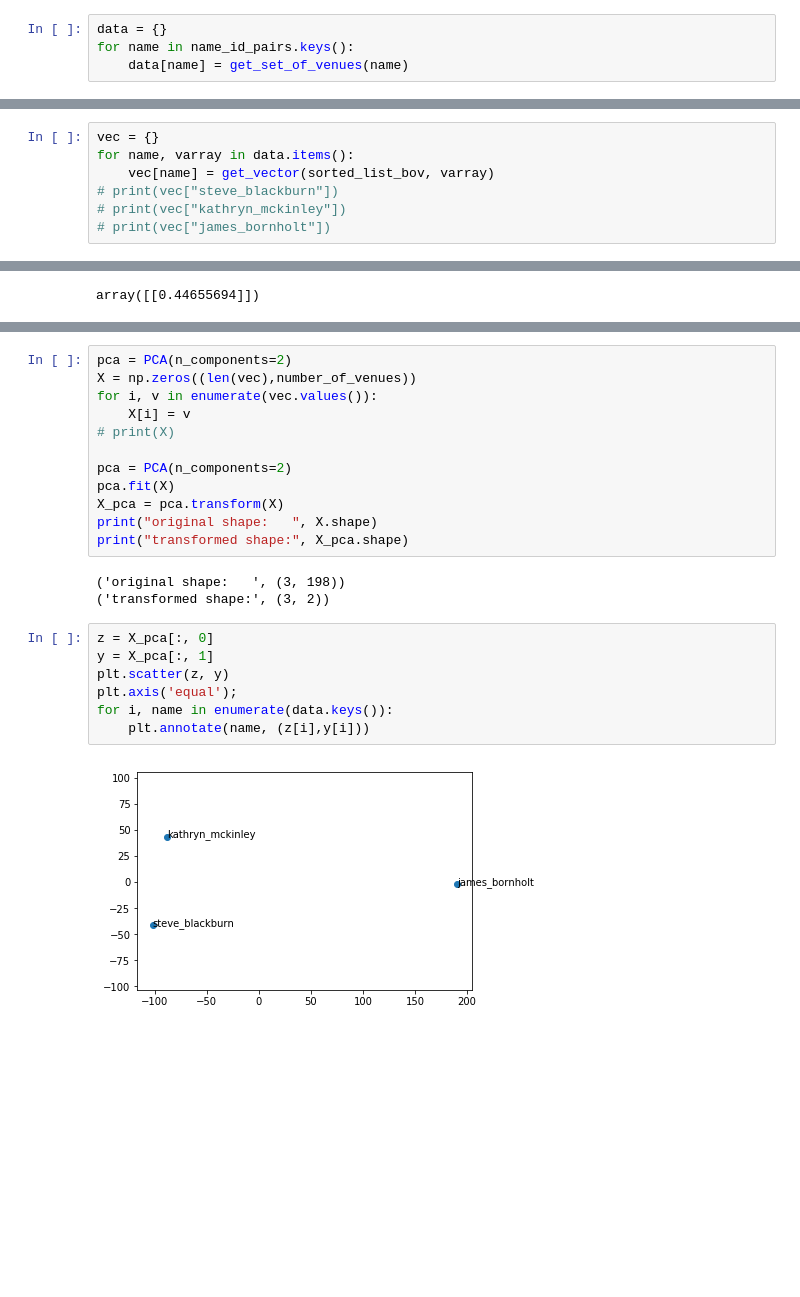
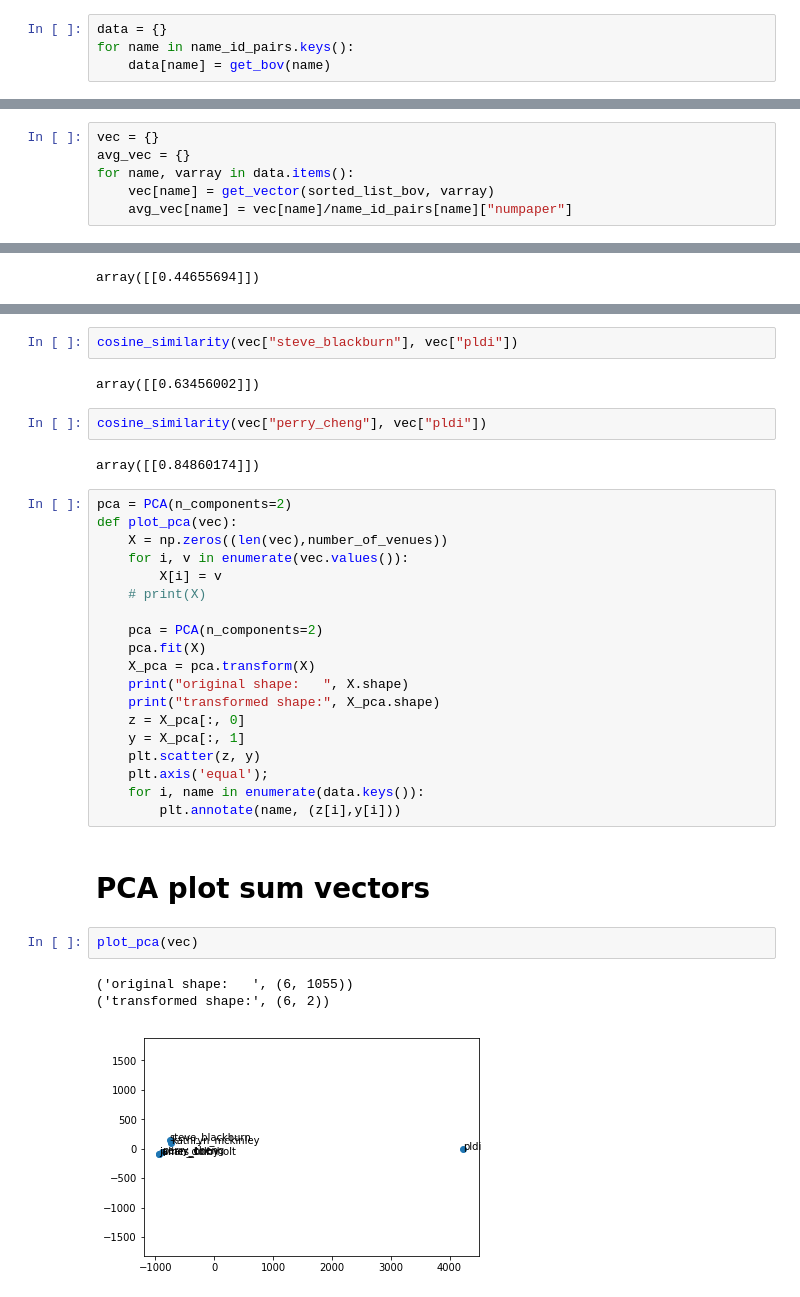
Before and after one commit to shinminjeong/citetrends, a Jupyter notebook: ent2Vec/Similarity.ipynb, the cells around one changed output, grey strips where cells are left out. Drawn from its saved outputs; the diff is of its cells as text; blank space fills up the shorter version.

Commit message:
add conference vector

```diff
--- a/ent2Vec/Similarity.ipynb
+++ b/ent2Vec/Similarity.ipynb
@@ -50,7 +68,7 @@ def get_vector(bov, author_venue):
 # %%
 data = {}
 for name in name_id_pairs.keys():
-    data[name] = get_set_of_venues(name)
+    data[name] = get_bov(name)
 # %%
 bag_of_venues = set()
 sorted_list_bov = list()
@@ -68,7 +89,6 @@ james_bornholt: len(venues)=37, len(set(venues))=20
 # %%
 vec = {}
+avg_vec = {}
 for name, varray in data.items():
     vec[name] = get_vector(sorted_list_bov, varray)
-# print(vec["steve_blackburn"])
-# print(vec["kathryn_mckinley"])
-# print(vec["james_bornholt"])
+    avg_vec[name] = vec[name]/name_id_pairs[name]["numpaper"]
@@ -87,24 +115,35 @@ array([[0.44655694]])
+# %%
+cosine_similarity(vec["steve_blackburn"], vec["pldi"])
+# %% [output]
+array([[0.63456002]])
+# %%
+cosine_similarity(vec["perry_cheng"], vec["pldi"])
+# %% [output]
+array([[0.84860174]])
 # %%
 pca = PCA(n_components=2)
-X = np.zeros((len(vec),number_of_venues))
-for i, v in enumerate(vec.values()):
-    X[i] = v
-# print(X)
+def plot_pca(vec):
+    X = np.zeros((len(vec),number_of_venues))
+    for i, v in enumerate(vec.values()):
+        X[i] = v
+    # print(X)
 
-pca = PCA(n_components=2)
-pca.fit(X)
-X_pca = pca.transform(X)
-print("original shape:   ", X.shape)
-print("transformed shape:", X_pca.shape)
+    pca = PCA(n_components=2)
+    pca.fit(X)
+    X_pca = pca.transform(X)
+    print("original shape:   ", X.shape)
+    print("transformed shape:", X_pca.shape)
+    z = X_pca[:, 0]
+    y = X_pca[:, 1]
+    plt.scatter(z, y)
+    plt.axis('equal');
+    for i, name in enumerate(data.keys()):
+        plt.annotate(name, (z[i],y[i]))
-# %% [output]
-('original shape:   ', (3, 198))
-('transformed shape:', (3, 2))
-# %%
-z = X_pca[:, 0]
-y = X_pca[:, 1]
-plt.scatter(z, y)
-plt.axis('equal');
-for i, name in enumerate(data.keys()):
-    plt.annotate(name, (z[i],y[i]))
-# %% [output]
-[figure, removed]
+# %% [markdown]
+# PCA plot sum vectors
+# %%
+plot_pca(vec)
+# %% [output]
+('original shape:   ', (6, 1055))
+('transformed shape:', (6, 2))
+[figure, added]
```
Also changed, not shown: parts of 17 cells of this notebook, 1 other file.
